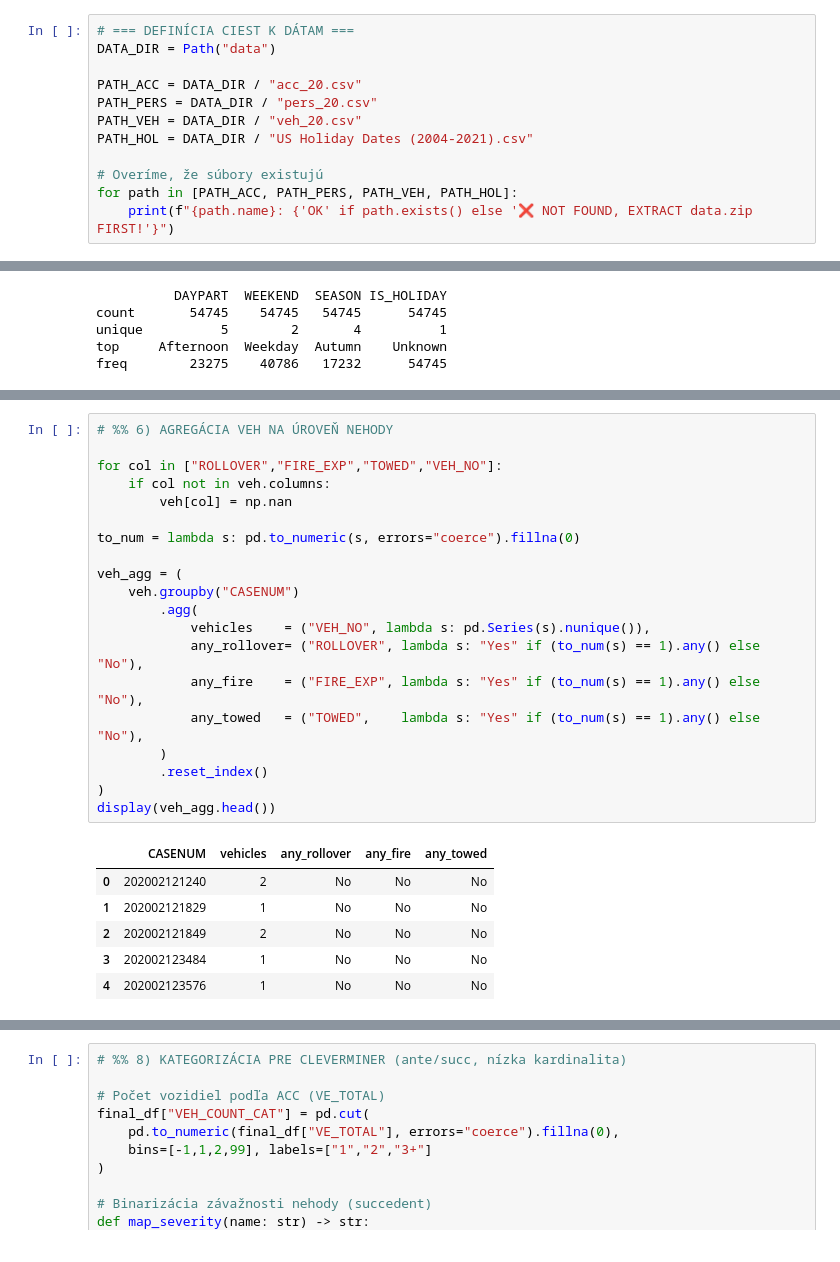
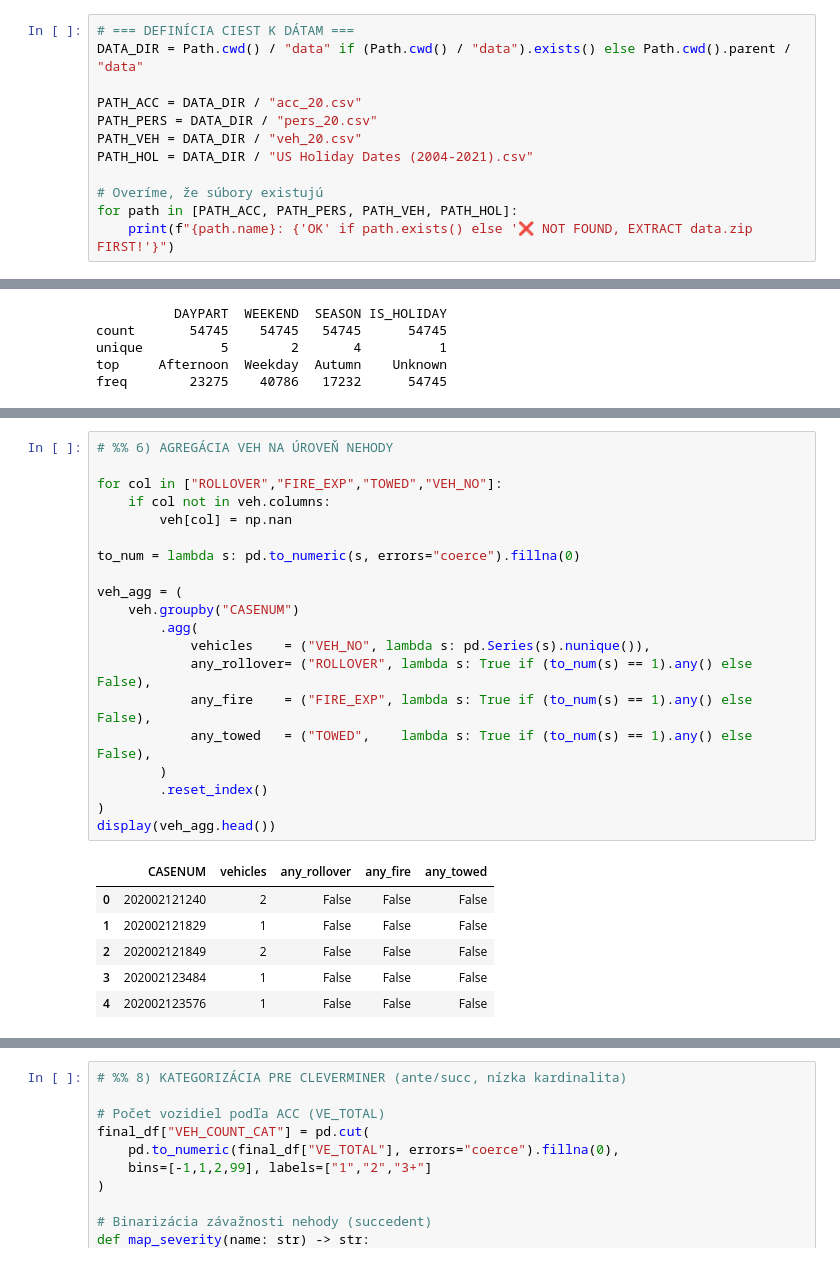
Before and after one commit to vikd00/4IZ460-SP, a Jupyter notebook: notebooks/analysis.ipynb, the cells around one changed output, grey strips where cells are left out. Drawn from its saved outputs; the diff is of its cells as text.

```diff
--- a/notebooks/analysis.ipynb
+++ b/notebooks/analysis.ipynb
@@ -12,7 +12,7 @@ pd.set_option('display.max_columns', 100)
 pd.set_option('display.width', 120)
 # %%
 # === DEFINÍCIA CIEST K DÁTAM ===
-DATA_DIR = Path("data")
+DATA_DIR = Path.cwd() / "data" if (Path.cwd() / "data").exists() else Path.cwd().parent / "data"
 
 PATH_ACC = DATA_DIR / "acc_20.csv"
 PATH_PERS = DATA_DIR / "pers_20.csv"
@@ -229,30 +271,30 @@ display(pers_agg.head())
 # %%
 # %% 6) AGREGÁCIA VEH NA ÚROVEŇ NEHODY
 
 for col in ["ROLLOVER","FIRE_EXP","TOWED","VEH_NO"]:
     if col not in veh.columns:
         veh[col] = np.nan
 
 to_num = lambda s: pd.to_numeric(s, errors="coerce").fillna(0)
 
 veh_agg = (
     veh.groupby("CASENUM")
         .agg(
             vehicles    = ("VEH_NO", lambda s: pd.Series(s).nunique()),
-            any_rollover= ("ROLLOVER", lambda s: "Yes" if (to_num(s) == 1).any() else "No"),
-            any_fire    = ("FIRE_EXP", lambda s: "Yes" if (to_num(s) == 1).any() else "No"),
-            any_towed   = ("TOWED",    lambda s: "Yes" if (to_num(s) == 1).any() else "No"),
+            any_rollover= ("ROLLOVER", lambda s: True if (to_num(s) == 1).any() else False),
+            any_fire    = ("FIRE_EXP", lambda s: True if (to_num(s) == 1).any() else False),
+            any_towed   = ("TOWED",    lambda s: True if (to_num(s) == 1).any() else False),
         )
         .reset_index()
 )
 display(veh_agg.head())
 # %% [output]
 |  | CASENUM | vehicles | any_rollover | any_fire | any_towed |
-| 0 | 202002121240 | 2 | No | No | No |
-| 1 | 202002121829 | 1 | No | No | No |
-| 2 | 202002121849 | 2 | No | No | No |
-| 3 | 202002123484 | 1 | No | No | No |
-| 4 | 202002123576 | 1 | No | No | No |
+| 0 | 202002121240 | 2 | False | False | False |
+| 1 | 202002121829 | 1 | False | False | False |
+| 2 | 202002121849 | 2 | False | False | False |
+| 3 | 202002123484 | 1 | False | False | False |
+| 4 | 202002123576 | 1 | False | False | False |
 # %%
 # %% 7) MERGE NA ÚROVEŇ NEHODY
 
```
Also changed, not shown: parts of 6 cells of this notebook.
